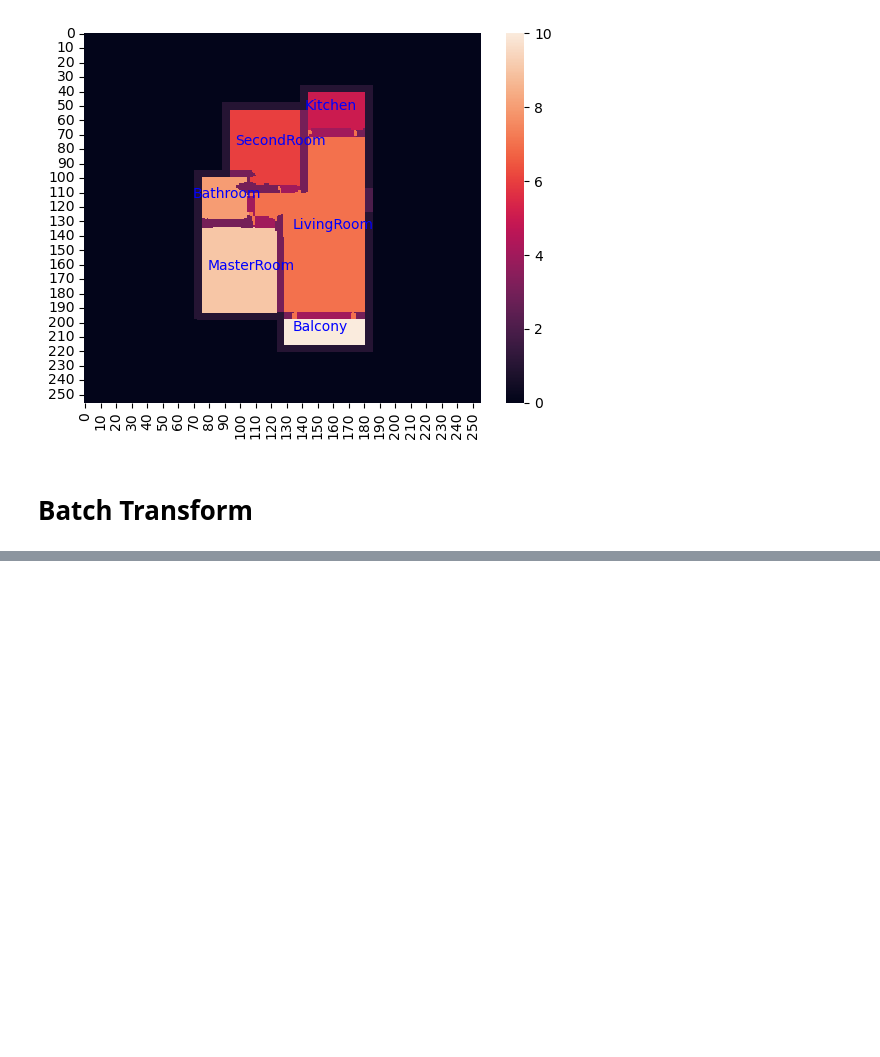
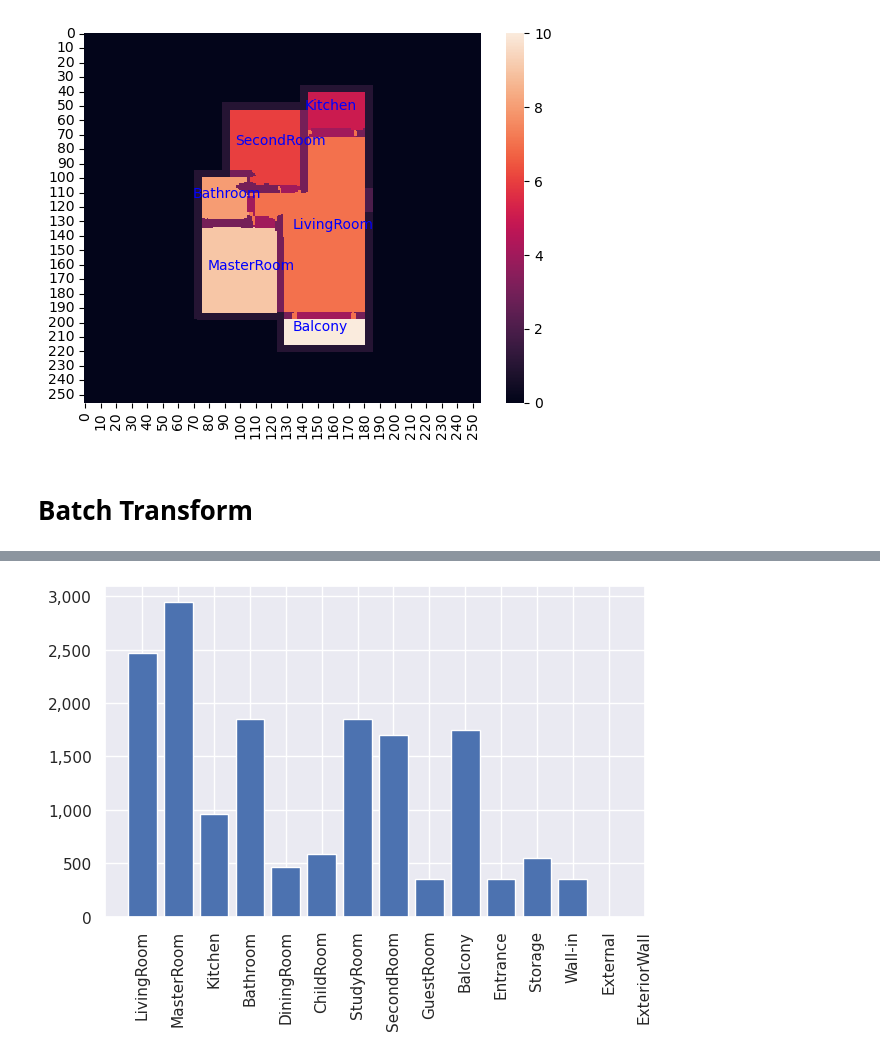
Before and after one commit to shaun-friedman/Generative-Interior-Synthesis, a Jupyter notebook: 5_Testing.ipynb, the cells around one changed output, grey strips where cells are left out. Cells and saved outputs as stored; diff of their text form; code cells hidden in the pictures; blank space fills up the shorter version.

```diff
--- a/5_Testing.ipynb
+++ b/5_Testing.ipynb
@@ -397,0 +411,4 @@ np.save("batch_durations.npy", np.array(batch_durations))
+# %%
+node_pred_counts = pd.DataFrame(list(chain(*sample_gat_batch_pred)), columns=["node_value"])
+node_pred_freq = node_pred_counts["node_value"].apply(lambda x: int(x)).value_counts().sort_index()
+node_pred_freq
@@ -397,0 +431,12 @@ np.save("batch_durations.npy", np.array(batch_durations))
+# %%
+fig, ax = plt.subplots()
+
+ax.bar(node_pred_freq.index, node_pred_freq)
+ax.set_xticks(range(len(room_index)))
+ax.set_xticklabels(room_index, rotation=90)
+ax.yaxis.set_major_formatter(ticker.StrMethodFormatter('{x:,.0f}'))
+
+plt.tight_layout()
+plt.show()
+# %% [output]
+[figure, added]
```
Also changed, not shown: parts of 14 cells of this notebook, 1 other file.
